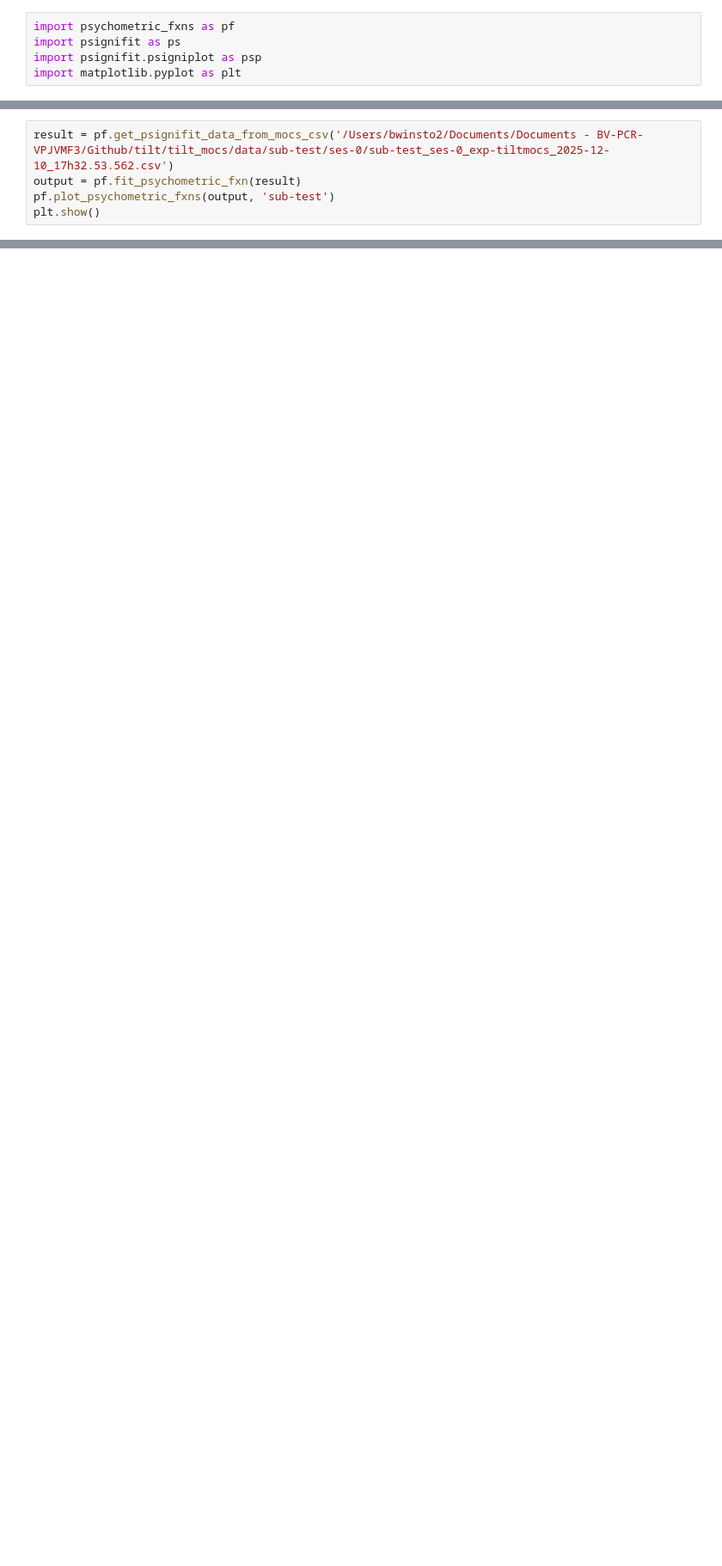
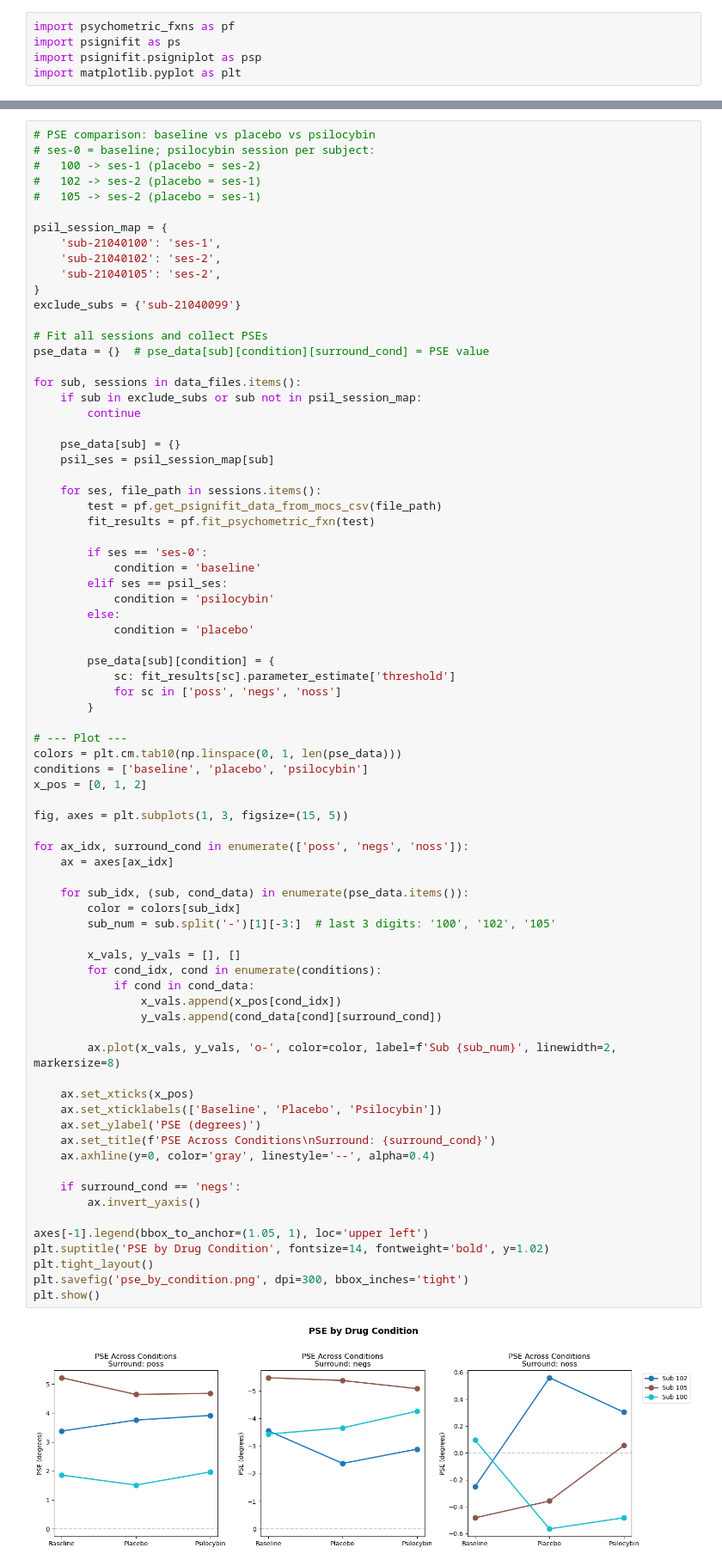
Before and after one commit to bwinsto2/tilt, a Jupyter notebook: psychometric_fxns_nb.ipynb, the cells around one changed output, grey strips where cells are left out. Shown at 86% size. Saved outputs shown, nothing was run; the diff lists cells and outputs as text; blank space fills up the shorter version.

Commit message:
WIP psychometric notebook updates

```diff
--- a/psychometric_fxns_nb.ipynb
+++ b/psychometric_fxns_nb.ipynb
@@ -92,5 +100,0 @@ else:
-# %%
-result = pf.get_psignifit_data_from_mocs_csv('/Users/bwinsto2/Documents/Documents - BV-PCR-VPJVMF3/Github/tilt/tilt_mocs/data/sub-test/ses-0/sub-test_ses-0_exp-tiltmocs_2025-12-10_17h32.53.562.csv')
-output = pf.fit_psychometric_fxn(result)
-pf.plot_psychometric_fxns(output, 'sub-test')
-plt.show()
@@ -98,0 +101,78 @@ plt.show()
+# %%
+# PSE comparison: baseline vs placebo vs psilocybin
+# ses-0 = baseline; psilocybin session per subject:
+#   100 -> ses-1 (placebo = ses-2)
+#   102 -> ses-2 (placebo = ses-1)
+#   105 -> ses-2 (placebo = ses-1)
+
+psil_session_map = {
+    'sub-21040100': 'ses-1',
+    'sub-21040102': 'ses-2',
+    'sub-21040105': 'ses-2',
+}
+exclude_subs = {'sub-21040099'}
+
+# Fit all sessions and collect PSEs
+pse_data = {}  # pse_data[sub][condition][surround_cond] = PSE value
+
+for sub, sessions in data_files.items():
+    if sub in exclude_subs or sub not in psil_session_map:
+        continue
+
+    pse_data[sub] = {}
+    psil_ses = psil_session_map[sub]
+
+    for ses, file_path in sessions.items():
+        test = pf.get_psignifit_data_from_mocs_csv(file_path)
+        fit_results = pf.fit_psychometric_fxn(test)
+
+        if ses == 'ses-0':
+            condition = 'baseline'
+        elif ses == psil_ses:
+            condition = 'psilocybin'
+        else:
+            condition = 'placebo'
+
+        pse_data[sub][condition] = {
+            sc: fit_results[sc].parameter_estimate['threshold']
+            for sc in ['poss', 'negs', 'noss']
+        }
+
+# --- Plot ---
+colors = plt.cm.tab10(np.linspace(0, 1, len(pse_data)))
+conditions = ['baseline', 'placebo', 'psilocybin']
+x_pos = [0, 1, 2]
+
+fig, axes = plt.subplots(1, 3, figsize=(15, 5))
+
+for ax_idx, surround_cond in enumerate(['poss', 'negs', 'noss']):
+    ax = axes[ax_idx]
+
+    for sub_idx, (sub, cond_data) in enumerate(pse_data.items()):
+        color = colors[sub_idx]
+        sub_num = sub.split('-')[1][-3:]  # last 3 digits: '100', '102', '105'
+
+        x_vals, y_vals = [], []
+        for cond_idx, cond in enumerate(conditions):
+            if cond in cond_data:
+                x_vals.append(x_pos[cond_idx])
+                y_vals.append(cond_data[cond][surround_cond])
+
+        ax.plot(x_vals, y_vals, 'o-', color=color, label=f'Sub {sub_num}', linewidth=2, markersize=8)
+
+    ax.set_xticks(x_pos)
+    ax.set_xticklabels(['Baseline', 'Placebo', 'Psilocybin'])
+    ax.set_ylabel('PSE (degrees)')
+    ax.set_title(f'PSE Across Conditions\nSurround: {surround_cond}')
+    ax.axhline(y=0, color='gray', linestyle='--', alpha=0.4)
+
+    if surround_cond == 'negs':
+        ax.invert_yaxis()
+
+axes[-1].legend(bbox_to_anchor=(1.05, 1), loc='upper left')
+plt.suptitle('PSE by Drug Condition', fontsize=14, fontweight='bold', y=1.02)
+plt.tight_layout()
+plt.savefig('pse_by_condition.png', dpi=300, bbox_inches='tight')
+plt.show()
+# %% [output]
+[figure, added]
```
Also changed, not shown: parts of 4 cells of this notebook, 2 other files.
